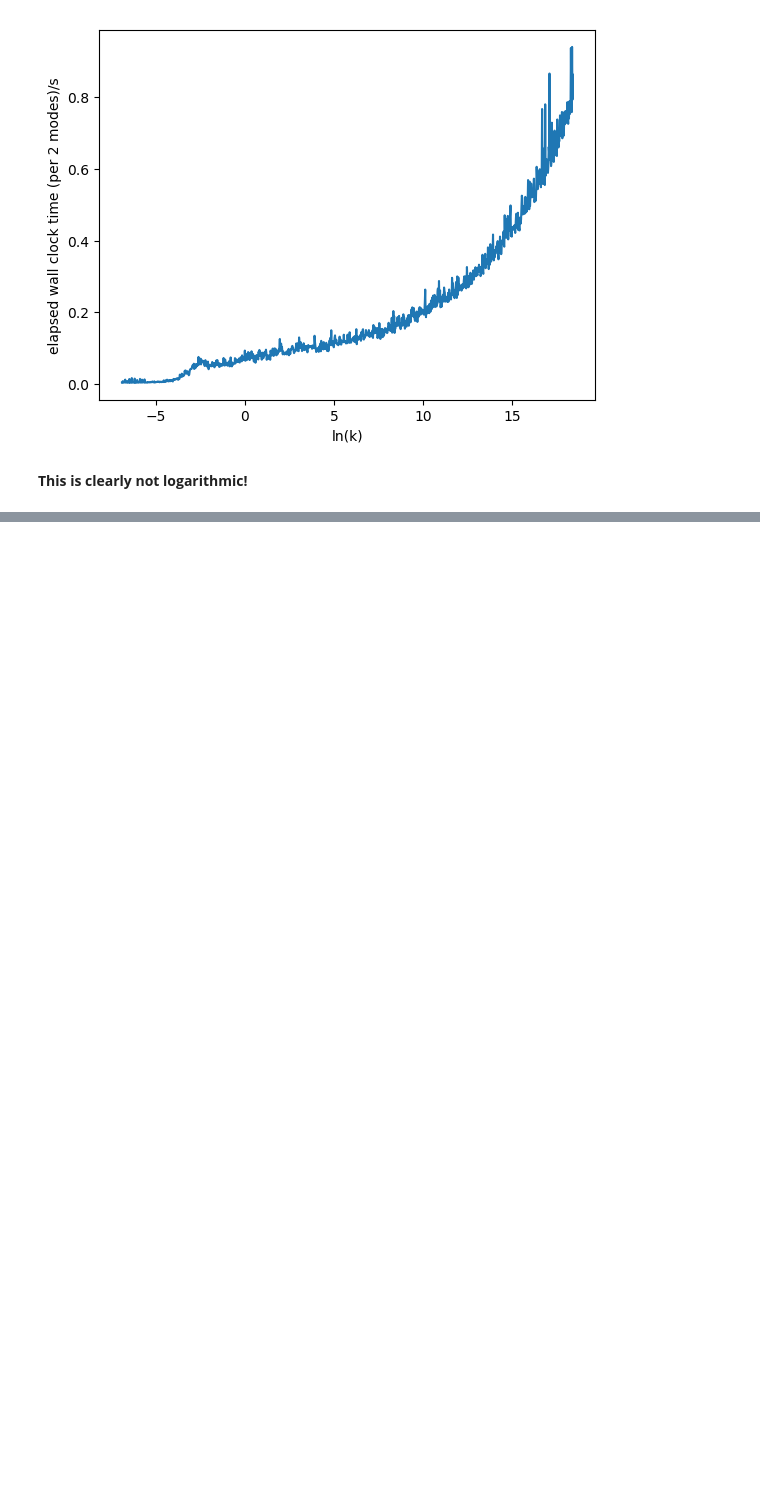
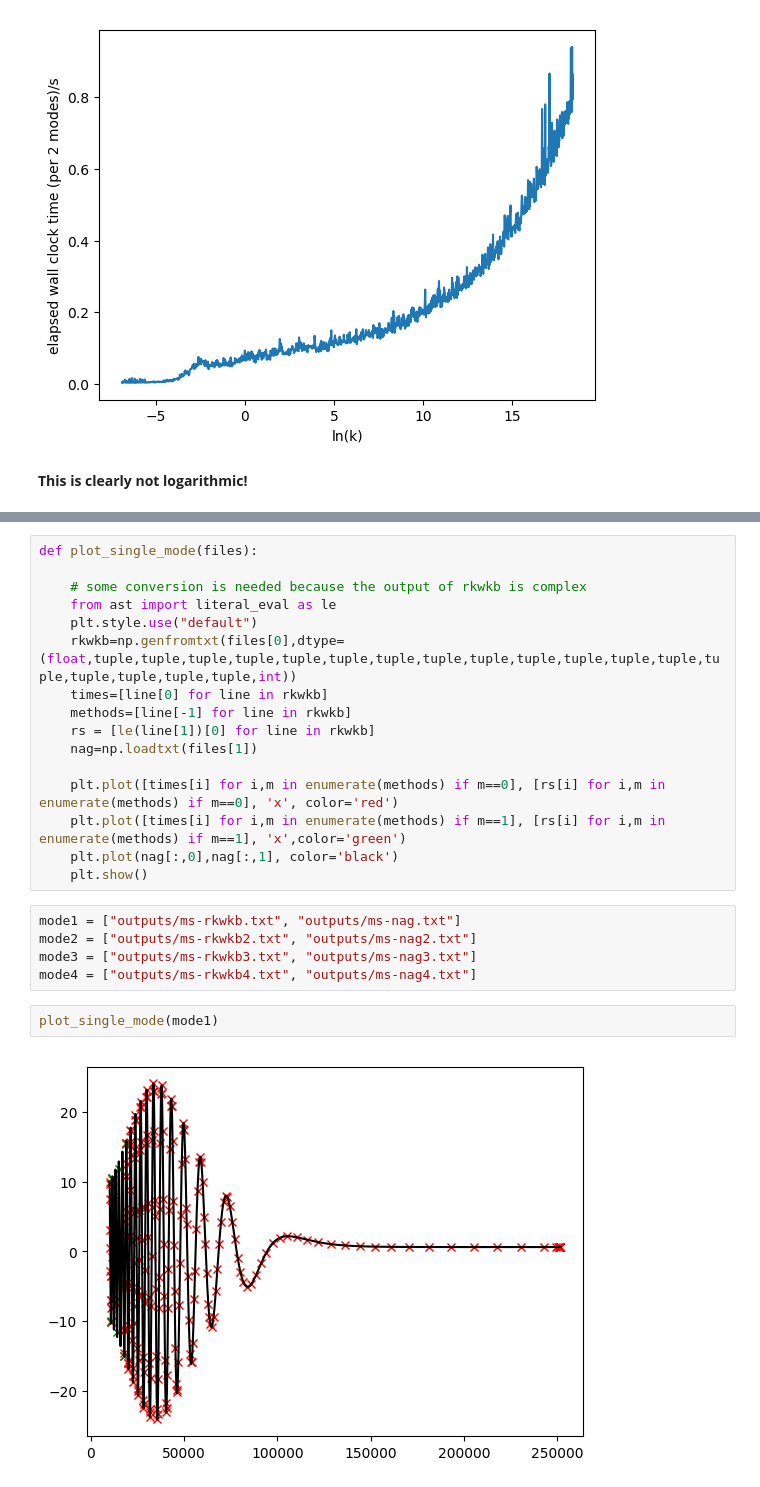
Before and after one commit to fruzsinaagocs/oscode, a Jupyter notebook: plots.ipynb, the cells around one changed output, grey strips where cells are left out. Cells and saved outputs as stored; diff of their text form; blank space fills up the shorter version.

Commit message:
Single mode evolution improved

```diff
--- a/plots.ipynb
+++ b/plots.ipynb
@@ -121,0 +124,25 @@ plot_time([pps6,pps3])
+# %%
+def plot_single_mode(files):
+
+    # some conversion is needed because the output of rkwkb is complex
+    from ast import literal_eval as le
+    plt.style.use("default")
+    rkwkb=np.genfromtxt(files[0],dtype=(float,tuple,tuple,tuple,tuple,tuple,tuple,tuple,tuple,tuple,tuple,tuple,tuple,tuple,tuple,tuple,tuple,tuple,tuple,int))
+    times=[line[0] for line in rkwkb]
+    methods=[line[-1] for line in rkwkb]
+    rs = [le(line[1])[0] for line in rkwkb]
+    nag=np.loadtxt(files[1])
+
+    plt.plot([times[i] for i,m in enumerate(methods) if m==0], [rs[i] for i,m in enumerate(methods) if m==0], 'x', color='red')
+    plt.plot([times[i] for i,m in enumerate(methods) if m==1], [rs[i] for i,m in enumerate(methods) if m==1], 'x',color='green')
+    plt.plot(nag[:,0],nag[:,1], color='black')
+    plt.show()
+# %%
+mode1 = ["outputs/ms-rkwkb.txt", "outputs/ms-nag.txt"]
+mode2 = ["outputs/ms-rkwkb2.txt", "outputs/ms-nag2.txt"]
+mode3 = ["outputs/ms-rkwkb3.txt", "outputs/ms-nag3.txt"]
+mode4 = ["outputs/ms-rkwkb4.txt", "outputs/ms-nag4.txt"]
+# %%
+plot_single_mode(mode1)
+# %% [output]
+[figure, added]
```
Also changed, not shown: parts of 13 cells of this notebook, 3 other files.
